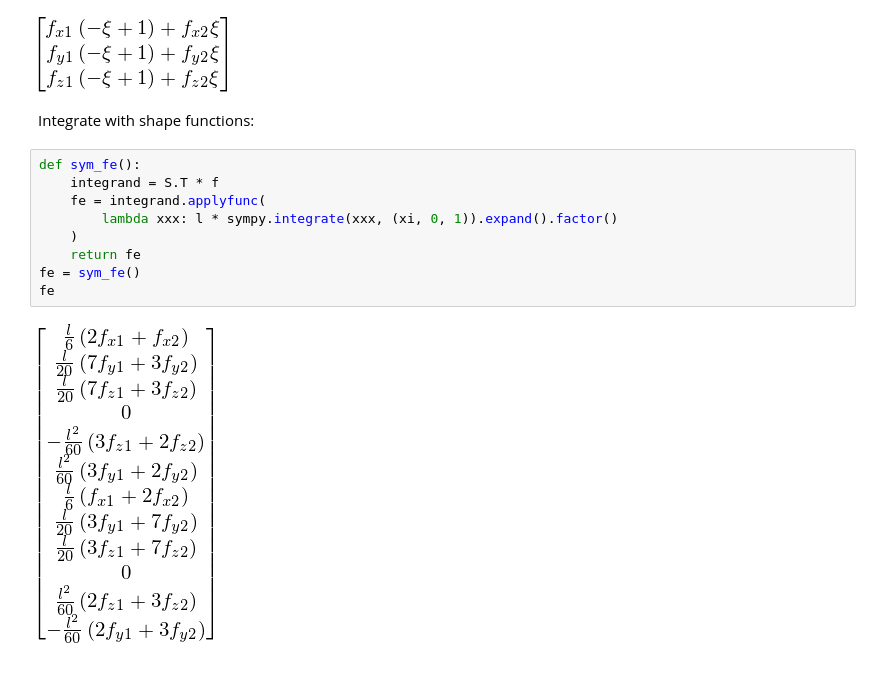
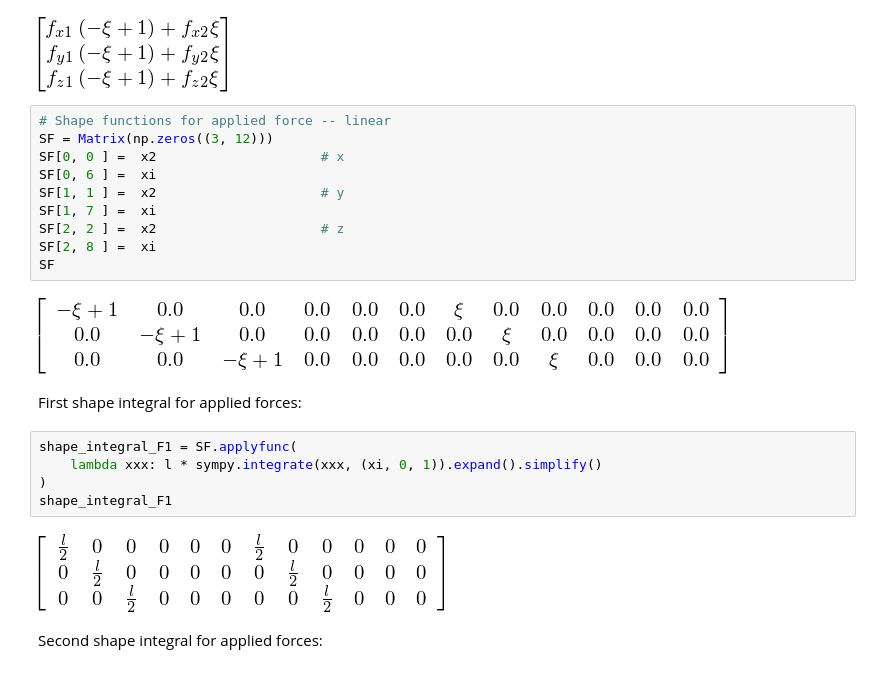
Before and after one commit to ricklupton/beamfe, a Jupyter notebook: theory/FE element matrices.ipynb, the cells around one changed output. Cells and saved outputs as stored; diff of their text form.

```diff
--- a/theory/FE element matrices.ipynb
+++ b/theory/FE element matrices.ipynb
@@ -206,16 +224,26 @@ f = Matrix([fx, fy, fz])
 f
 # %% [output]
 [figure]
-# %% [markdown]
-Integrate with shape functions:
+# %%
+# Shape functions for applied force -- linear
+SF = Matrix(np.zeros((3, 12)))
+SF[0, 0 ] =  x2                     # x
+SF[0, 6 ] =  xi
+SF[1, 1 ] =  x2                     # y
+SF[1, 7 ] =  xi
+SF[2, 2 ] =  x2                     # z
+SF[2, 8 ] =  xi
+SF
+# %% [output]
+[figure, added]
+# %% [markdown]
+First shape integral for applied forces:
 # %%
-def sym_fe():
-    integrand = S.T * f
-    fe = integrand.applyfunc(
-        lambda xxx: l * sympy.integrate(xxx, (xi, 0, 1)).expand().factor()
-    )
-    return fe
-fe = sym_fe()
-fe
+shape_integral_F1 = SF.applyfunc(
+    lambda xxx: l * sympy.integrate(xxx, (xi, 0, 1)).expand().simplify()
+)
+shape_integral_F1
 # %% [output]
-[figure, old version]
+[figure, new version]
+# %% [markdown]
+Second shape integral for applied forces:
```
Also changed, not shown: parts of 33 cells of this notebook, 1 other file.
